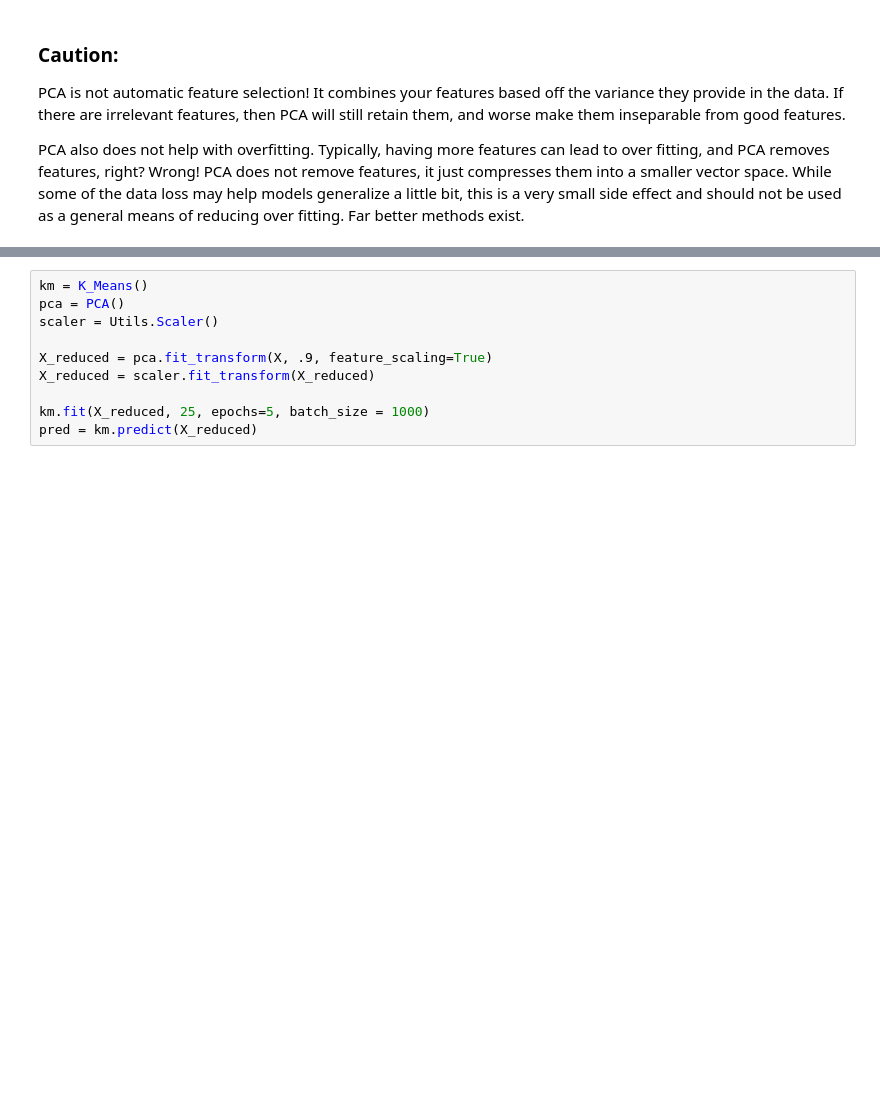
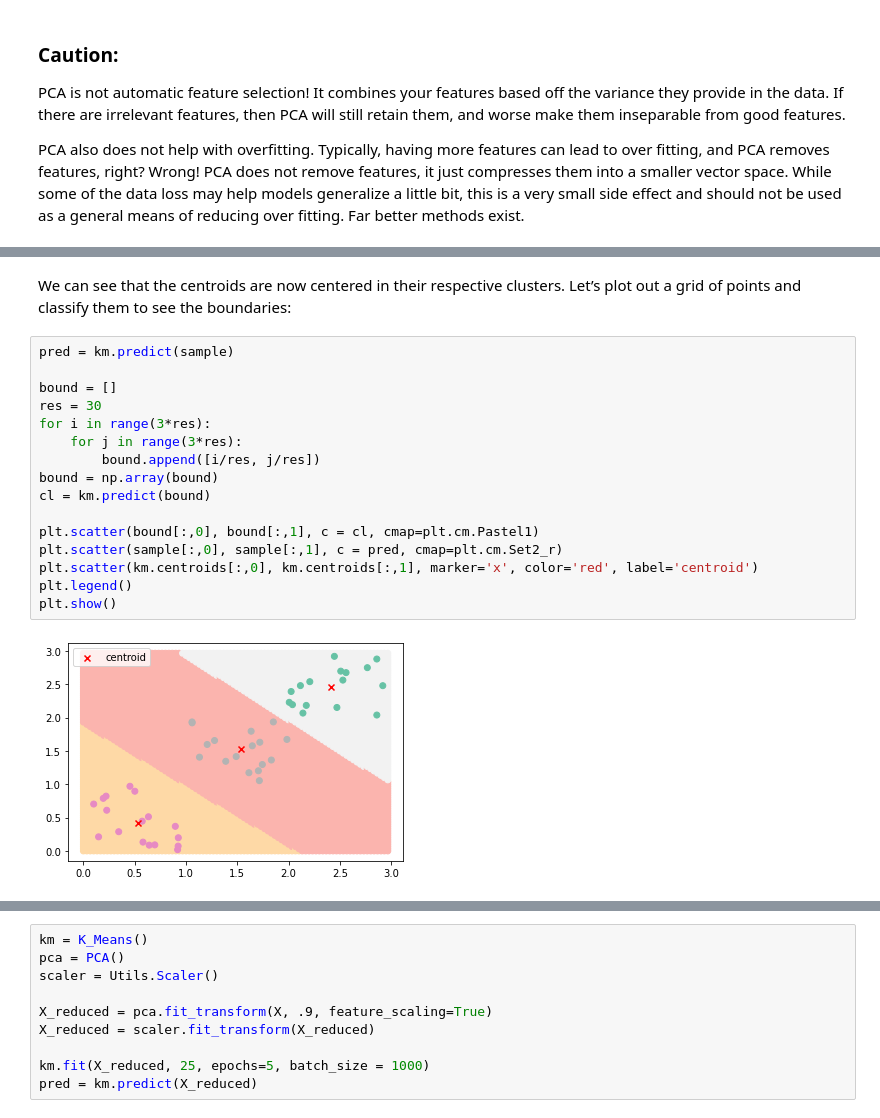
Before and after one commit to AndrewStaus/ML-aslearn, a Jupyter notebook: Notebook - PCA and K Means on MNIST.ipynb, the cells around one changed output, grey strips where cells are left out. Drawn from its saved outputs; the diff is of its cells as text; blank space fills up the shorter version.

```diff
--- a/Notebook - PCA and K Means on MNIST.ipynb
+++ b/Notebook - PCA and K Means on MNIST.ipynb
@@ -226 +255,21 @@ Unsupervised learning is typically used when you don’t have labeled data.  Let
+# %% [markdown]
+We can see that the centroids are now centered in their respective clusters.  Let’s plot out a grid of points and classify them to see the boundaries:
+# %%
+pred = km.predict(sample)
+
+bound = []
+res = 30
+for i in range(3*res):
+    for j in range(3*res):
+        bound.append([i/res, j/res])
+bound = np.array(bound)
+cl = km.predict(bound)
+
+plt.scatter(bound[:,0], bound[:,1], c = cl, cmap=plt.cm.Pastel1)
+plt.scatter(sample[:,0], sample[:,1], c = pred, cmap=plt.cm.Set2_r)
+plt.scatter(km.centroids[:,0], km.centroids[:,1], marker='x', color='red', label='centroid')
+plt.legend()
+plt.show()
+# %% [output]
+[figure, added]
 # %% [markdown]
```
Also changed, not shown: parts of 10 cells of this notebook.
